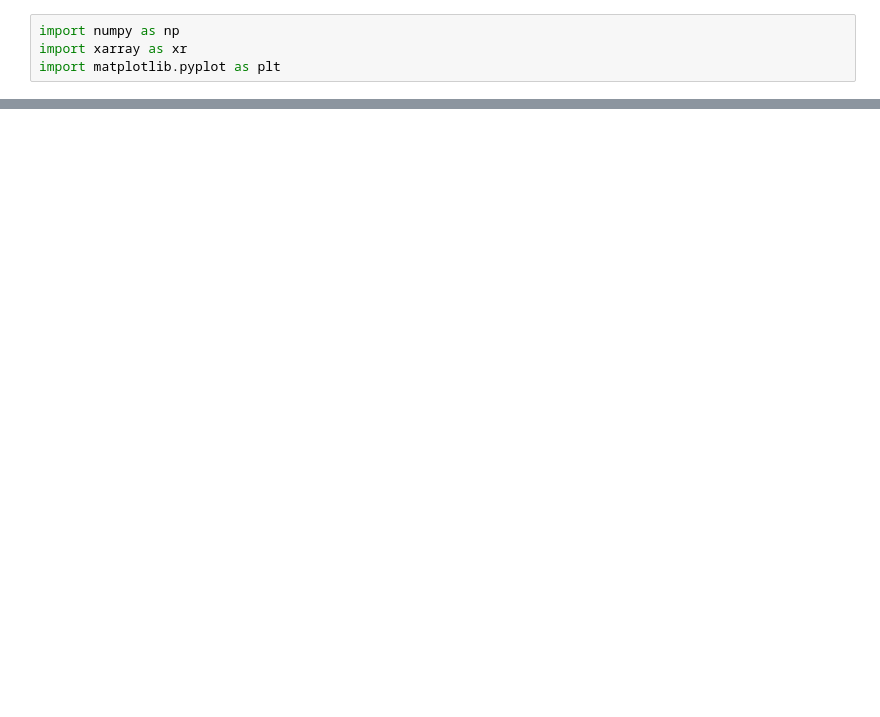
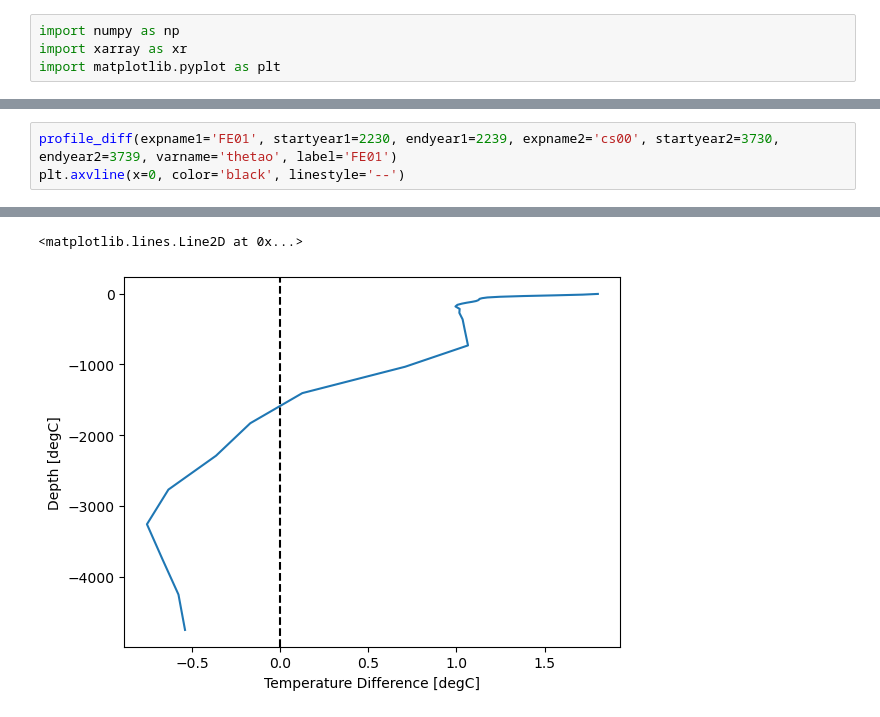
Before and after one commit to asozza/ecearth-outpost, a Jupyter notebook: notebooks/test_profiles.ipynb, the cells around one changed output, grey strips where cells are left out. Drawn from its saved outputs; the diff is of its cells as text; blank space fills up the shorter version.

```diff
--- a/notebooks/test_profiles.ipynb
+++ b/notebooks/test_profiles.ipynb
@@ -59,0 +36,4 @@ TypeError: cannot directly convert an xarray.Dataset into a numpy array. Instead
+# %%
+profile_diff(expname1='FE01', startyear1=2230, endyear1=2239, expname2='cs00', startyear2=3730, endyear2=3739, varname='thetao', label='FE01')
+plt.axvline(x=0, color='black', linestyle='--')
+# %% [output]
@@ -59,0 +44,2 @@ TypeError: cannot directly convert an xarray.Dataset into a numpy array. Instead
+<matplotlib.lines.Line2D at 0x...>
+[figure, added]
```
Also changed, not shown: parts of 7 cells of this notebook, 3 other files.
